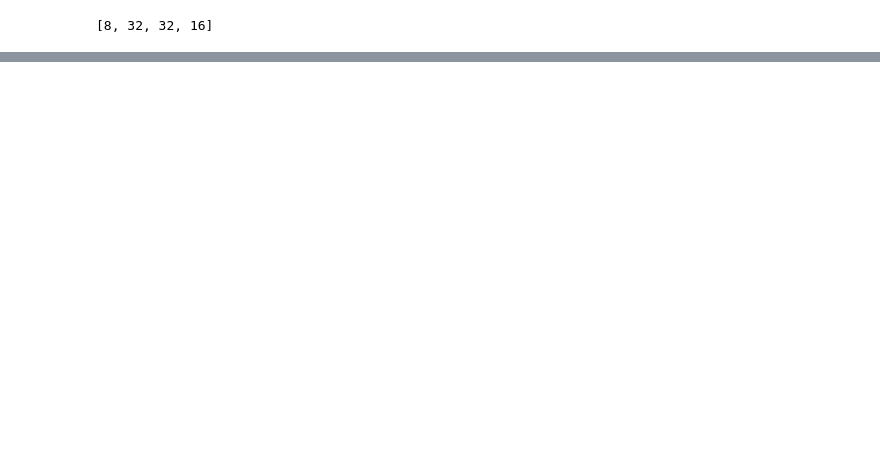
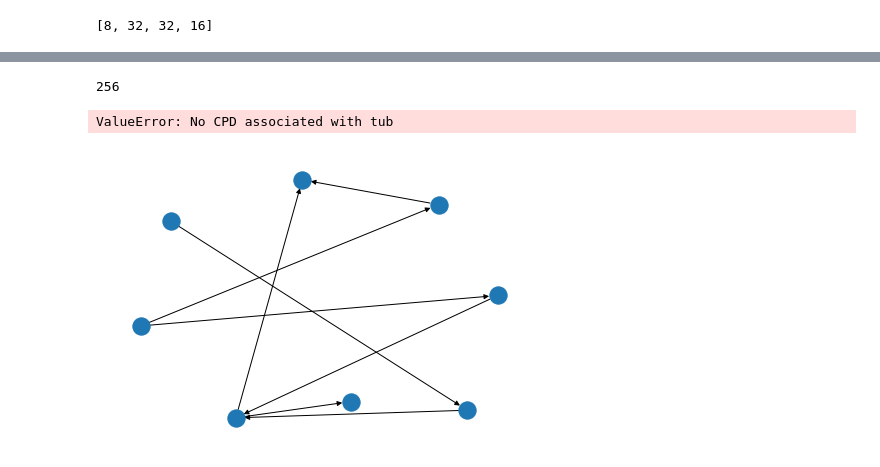
Before and after one commit to orichardson/pdg-expts, a Jupyter notebook: code/scratch/pgmpy-exploring.ipynb, the cells around one changed output, grey strips where cells are left out. Saved outputs shown, nothing was run; the diff lists cells and outputs as text; code cells hidden in the pictures; blank space fills up the shorter version.

```diff
--- a/code/scratch/pgmpy-exploring.ipynb
+++ b/code/scratch/pgmpy-exploring.ipynb
@@ -185,0 +338,19 @@ var elim2        [2.500e-04 4.950e-03 4.750e-03 4.901e-01 2.500e-04 4.950e-03 4.
+# %%
+import cvxpy as cp
+# cp.installed_solvers()
+print(np.prod(alarm_PDG.dshape))
+
+# ip._cvx_opt_direct(alarm_PDG, 1E-12)
+# %% [output]
+256
+# %%
+mm = alarm.to_markov_model()
+bn2 = mm.to_bayesian_model()
+
+import networkx as nx
+nx.draw(alarm)
+
+bn2.check_model()
+# %% [output]
+ValueError: No CPD associated with tub
+[figure, added]
```
Also changed, not shown: parts of 19 cells of this notebook, 4 other files.
